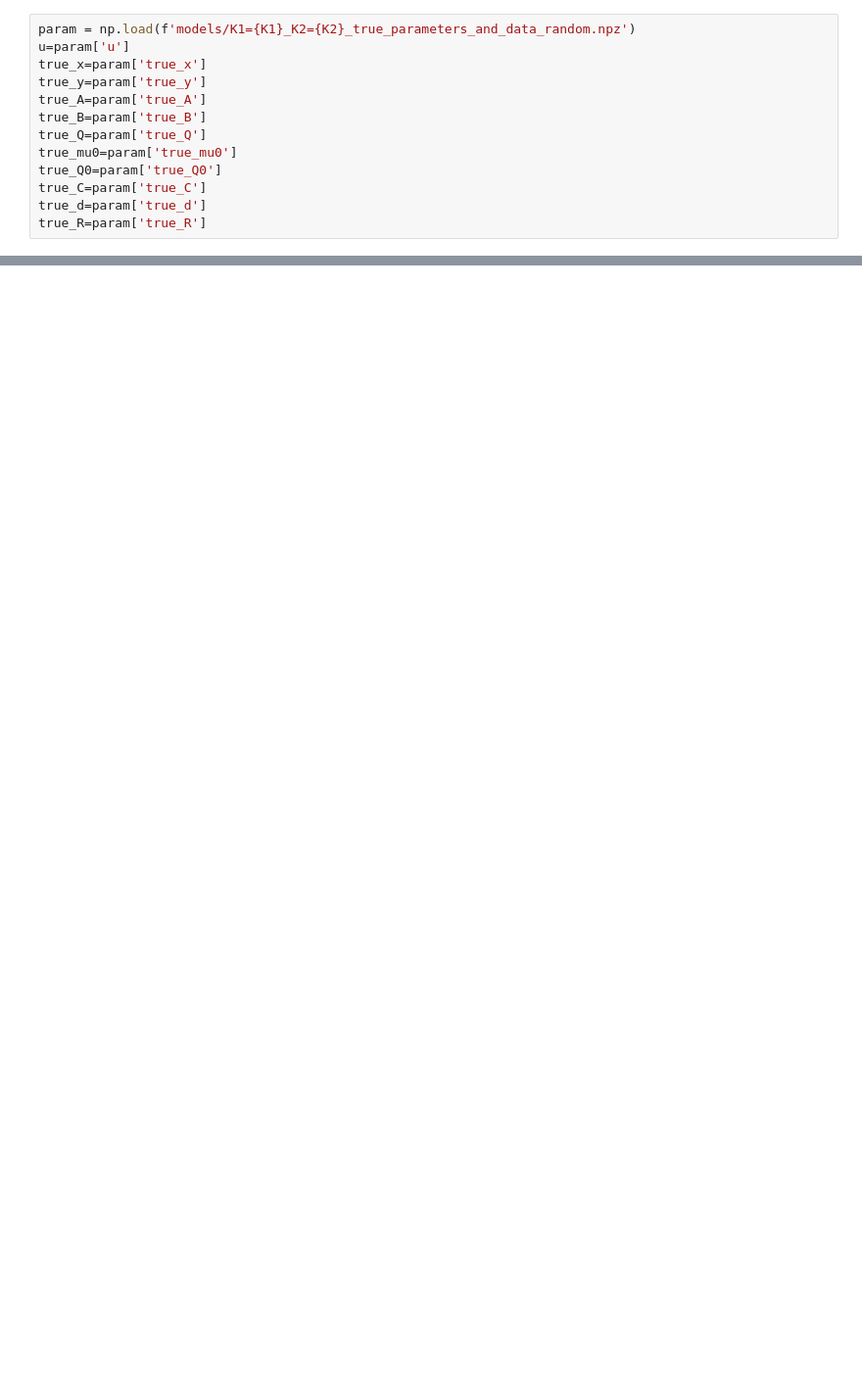
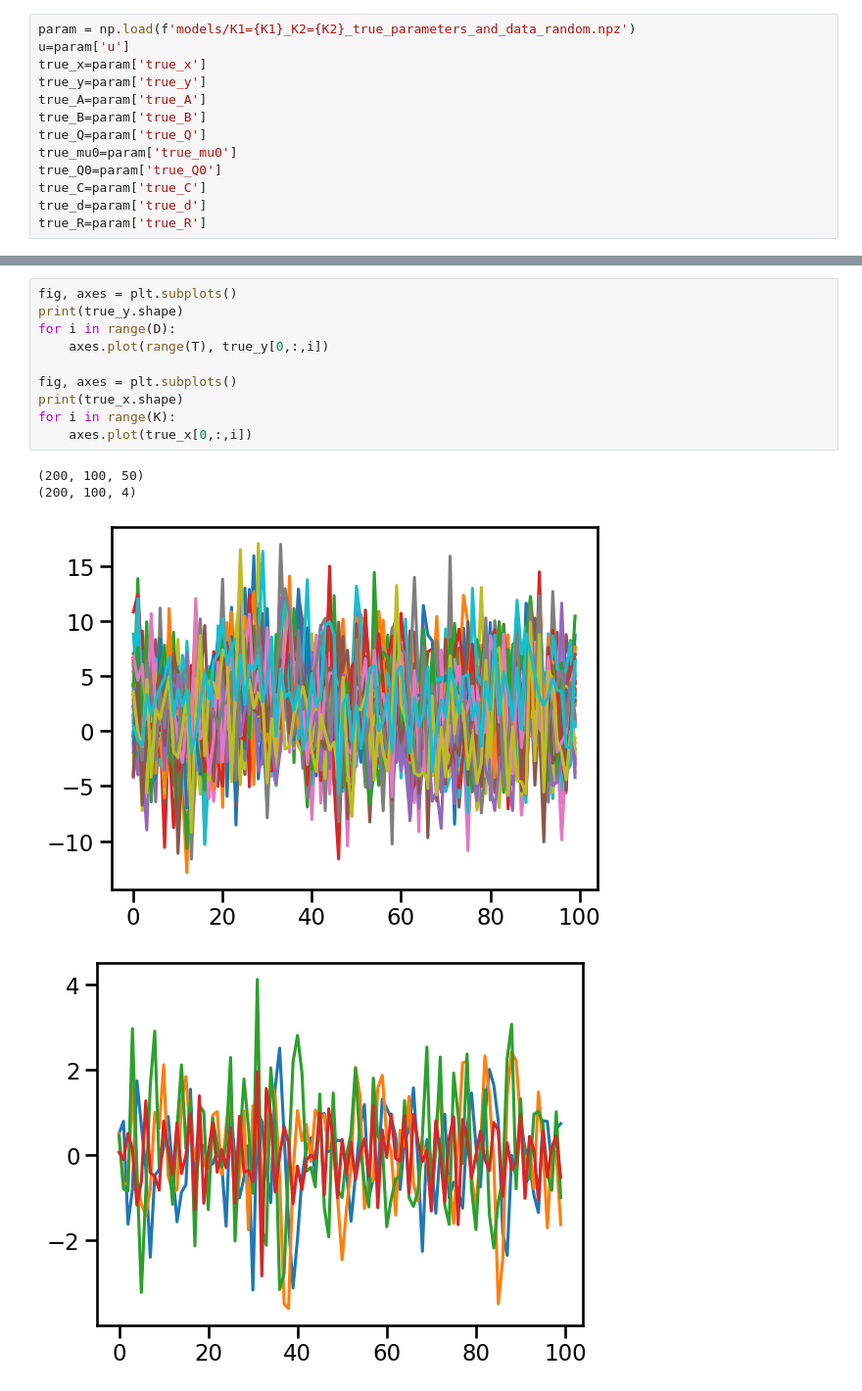
Before and after one commit to lenca56/coupled_LDS, a Jupyter notebook: Analyze_Cluster_small.ipynb, the cells around one changed output, grey strips where cells are left out. Shown at 98% size. Saved outputs shown, nothing was run; the diff lists cells and outputs as text; blank space fills up the shorter version.

```diff
--- a/Analyze_Cluster_small.ipynb
+++ b/Analyze_Cluster_small.ipynb
@@ -112,0 +111,15 @@ axes[1].legend(loc='upper left')
+# %%
+fig, axes = plt.subplots()
+print(true_y.shape)
+for i in range(D):
+    axes.plot(range(T), true_y[0,:,i])
+
+fig, axes = plt.subplots()
+print(true_x.shape)
+for i in range(K):
+    axes.plot(true_x[0,:,i])
+# %% [output]
+(200, 100, 50)
+(200, 100, 4)
+[figure, added]
+[figure, added]
```
Also changed, not shown: parts of 9 cells of this notebook, 2 other files.
